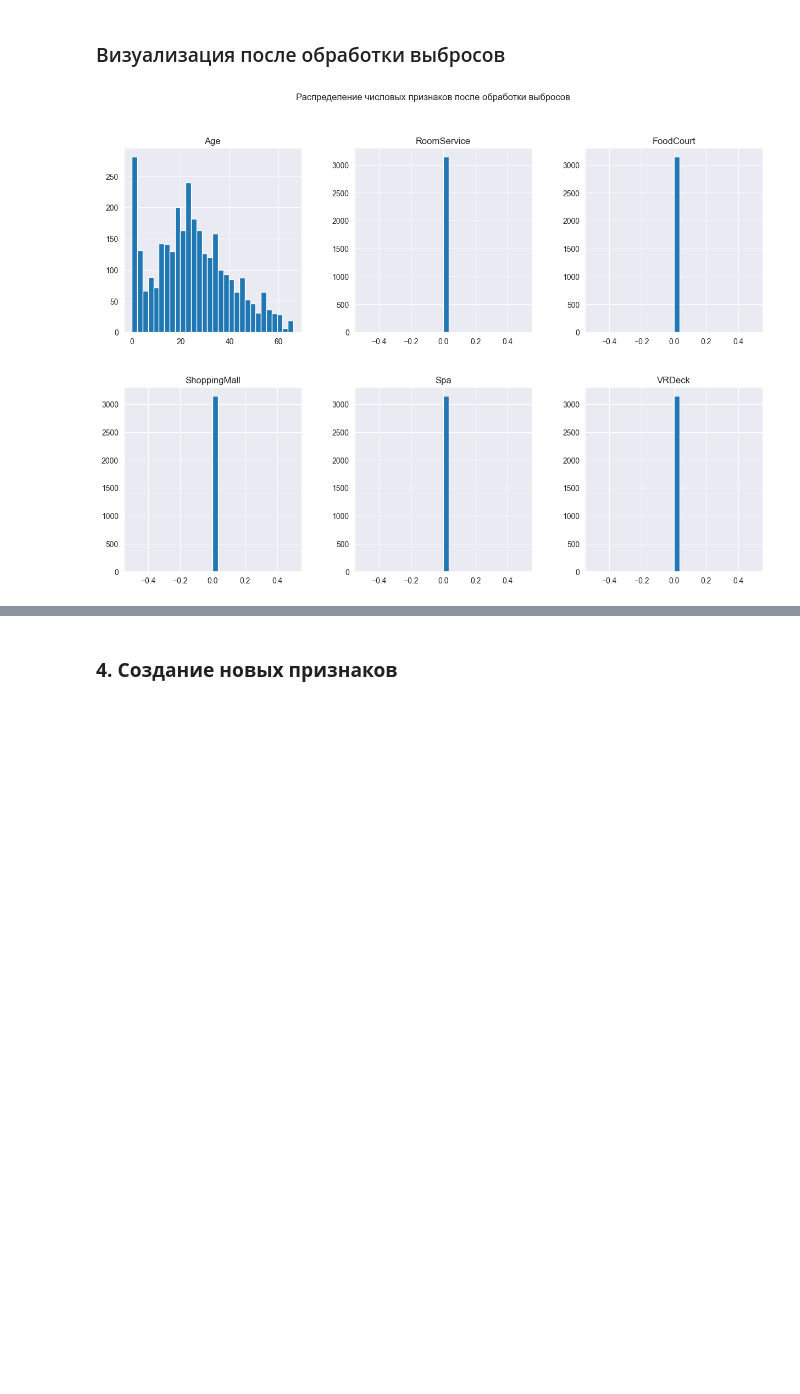
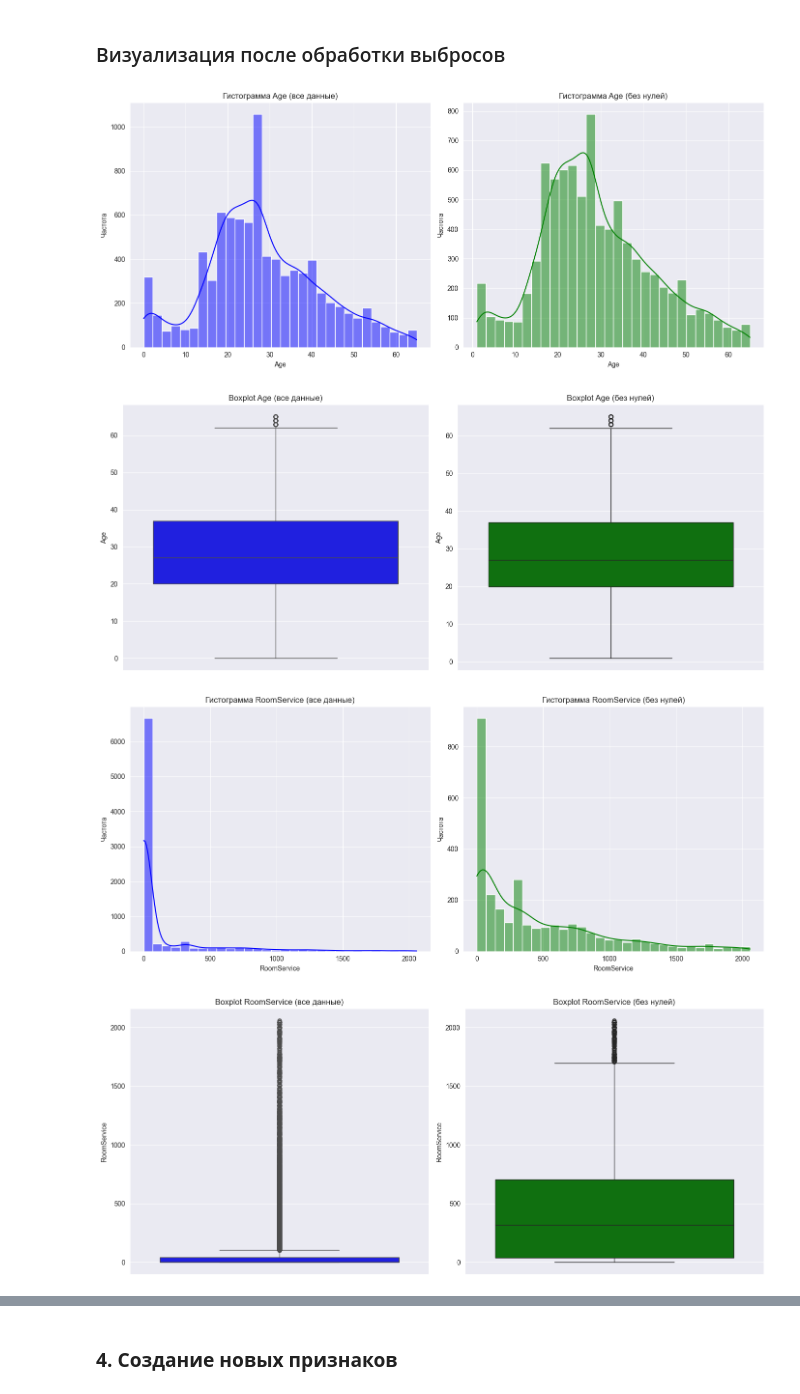
Before and after one commit to job-modelware-ru/bml-2024-tasks, a Jupyter notebook: tasks/KNN/Spaceship-Titanic/lab_Grebnev_Gleb.ipynb, the cells around one changed output, grey strips where cells are left out. Drawn from its saved outputs; the diff is of its cells as text; code cells hidden in the pictures; blank space fills up the shorter version.

```diff
--- a/tasks/KNN/Spaceship-Titanic/lab_Grebnev_Gleb.ipynb
+++ b/tasks/KNN/Spaceship-Titanic/lab_Grebnev_Gleb.ipynb
@@ -171,0 +168,4 @@ plt.show()
+# %%
+print(f"Количество строк с пропущенными значениями: {data.isnull().any(axis=1).sum()}")
+print(f"Общее количество строк в наборе данных: {len(data)}")
+data = data.drop(columns=['PassengerId', 'Cabin', 'Name'])
@@ -184,0 +199,15 @@ for col in numeric_cols:
+# %%
+numeric_cols = ['Age', 'RoomService', 'FoodCourt', 'ShoppingMall', 'Spa', 'VRDeck']
+
+for col in numeric_cols:
+    non_zero_data = data[data[col] > 0][col]
+    Q1 = non_zero_data.quantile(0.25)
+    Q3 = non_zero_data.quantile(0.75)
+    IQR = Q3 - Q1
+    lower_bound = Q1 - 1.5 * IQR
+    upper_bound = Q3 + 1.5 * IQR
+
+    median_value = non_zero_data.median()
+    data[col] = np.where((data[col] > upper_bound) & (data[col] > 0), median_value, data[col])
+
+print(data[numeric_cols].describe())
@@ -185,8 +234,36 @@ for col in numeric_cols:
 # %% [markdown]
 ### Визуализация после обработки выбросов
-# %%
-data[numeric_cols].hist(bins=30, figsize=(15, 10), layout=(2, 3))
-plt.suptitle('Распределение числовых признаков после обработки выбросов')
-plt.show()
-# %% [output]
-[figure, removed]
+# %%
+for col in numeric_cols:
+    non_zero_data = data[data[col] > 0]
+
+    figGist, axes = plt.subplots(1, 2, figsize=(14, 6))
+
+    sns.histplot(data[col], bins=30, kde=True, ax=axes[0], color='blue')
+    axes[0].set_title(f'Гистограмма {col} (все данные)')
+    axes[0].set_xlabel(col)
+    axes[0].set_ylabel('Частота')
+
+    sns.histplot(non_zero_data[col], bins=30, kde=True, ax=axes[1], color='green')
+    axes[1].set_title(f'Гистограмма {col} (без нулей)')
+    axes[1].set_xlabel(col)
+    axes[1].set_ylabel('Частота')
+
+    plt.tight_layout()
+    plt.show()
+
+    figBoxplot, axes = plt.subplots(1, 2, figsize=(14, 6))
+
+    sns.boxplot(data=data, y=col, ax=axes[0], color='blue')
+    axes[0].set_title(f'Boxplot {col} (все данные)')
+
+    sns.boxplot(data=non_zero_data, y=col, ax=axes[1], color='green')
+    axes[1].set_title(f'Boxplot {col} (без нулей)')
+
+    plt.tight_layout()
+    plt.show()
+# %% [output]
+[figure, added]
+[figure, added]
+[figure, added]
+[figure, added]
```
Also changed, not shown: parts of 30 cells of this notebook.
